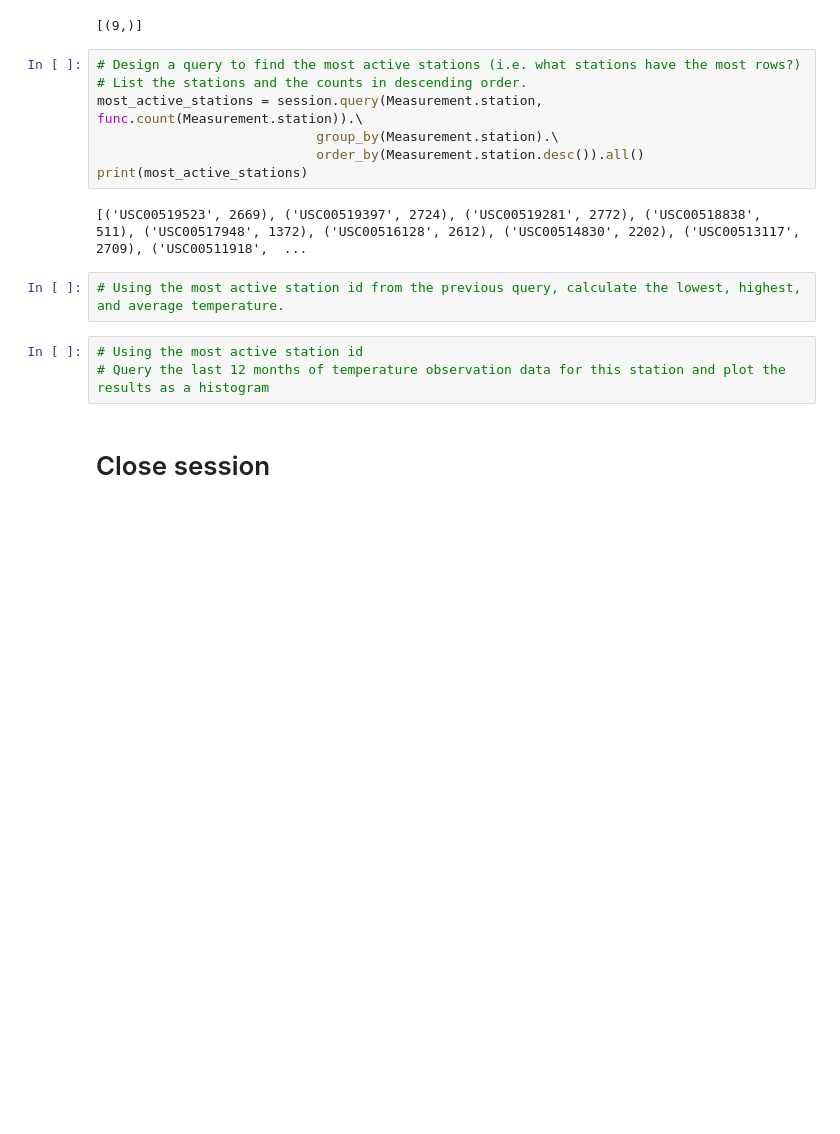
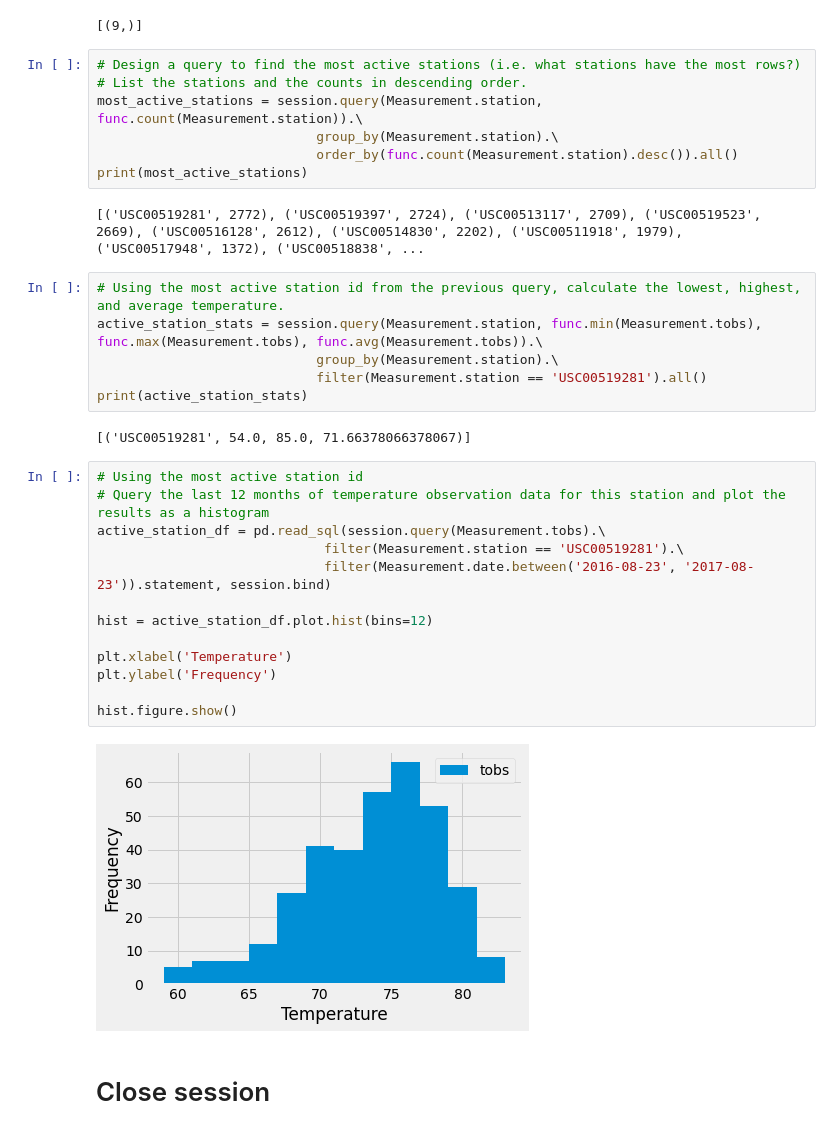
Before and after one commit to mchua004/sqlalchemy-challenge, a Jupyter notebook: climate_starter.ipynb, the cells around one changed output. Drawn from its saved outputs; the diff is of its cells as text; blank space fills up the shorter version.

Commit message:
Created Station Histogram

```diff
--- a/climate_starter.ipynb
+++ b/climate_starter.ipynb
@@ -115,15 +115,33 @@ print(num_of_stations)
 # List the stations and the counts in descending order.
 most_active_stations = session.query(Measurement.station, func.count(Measurement.station)).\
                             group_by(Measurement.station).\
-                            order_by(Measurement.station.desc()).all()
+                            order_by(func.count(Measurement.station).desc()).all()
 print(most_active_stations)
 # %% [output]
-[('USC00519523', 2669), ('USC00519397', 2724), ('USC00519281', 2772), ('USC00518838', 511), ('USC00517948', 1372), ('USC00516128', 2612), ('USC00514830', 2202), ('USC00513117', 2709), ('USC00511918',  ...
+[('USC00519281', 2772), ('USC00519397', 2724), ('USC00513117', 2709), ('USC00519523', 2669), ('USC00516128', 2612), ('USC00514830', 2202), ('USC00511918', 1979), ('USC00517948', 1372), ('USC00518838', ...
 # %%
 # Using the most active station id from the previous query, calculate the lowest, highest, and average temperature.
+active_station_stats = session.query(Measurement.station, func.min(Measurement.tobs), func.max(Measurement.tobs), func.avg(Measurement.tobs)).\
+                            group_by(Measurement.station).\
+                            filter(Measurement.station == 'USC00519281').all()
+print(active_station_stats)
+# %% [output]
+[('USC00519281', 54.0, 85.0, 71.66378066378067)]
 # %%
 # Using the most active station id
 # Query the last 12 months of temperature observation data for this station and plot the results as a histogram
+active_station_df = pd.read_sql(session.query(Measurement.tobs).\
+                             filter(Measurement.station == 'USC00519281').\
+                             filter(Measurement.date.between('2016-08-23', '2017-08-23')).statement, session.bind)
+
+hist = active_station_df.plot.hist(bins=12)
+
+plt.xlabel('Temperature')
+plt.ylabel('Frequency')
+
+hist.figure.show()
+# %% [output]
+[figure, added]
 # %% [markdown]
 # Close session
 # %%
```
